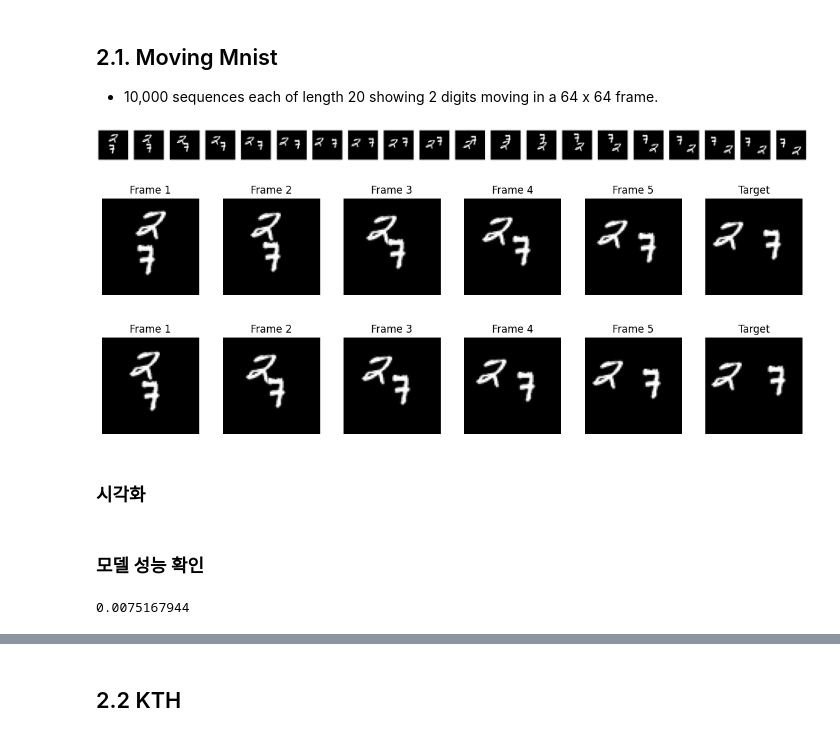
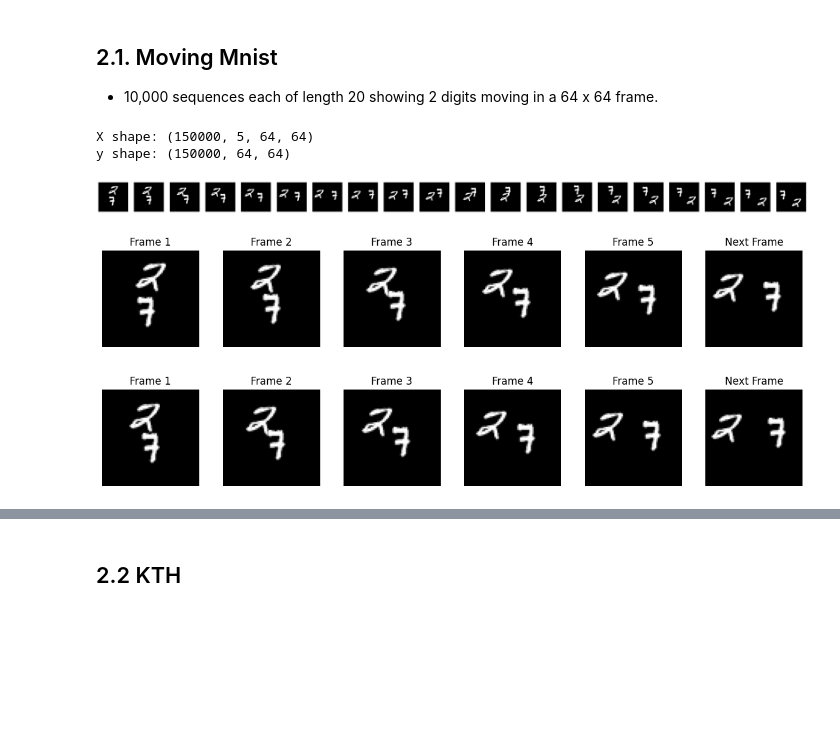
Before and after one commit to jmin07/Next-Frame-Prediction-Using-Beta-VAE, a Jupyter notebook: visualization.ipynb, the cells around one changed output, grey strips where cells are left out. Saved outputs shown, nothing was run; the diff lists cells and outputs as text; code cells hidden in the pictures; blank space fills up the shorter version.

```diff
--- a/visualization.ipynb
+++ b/visualization.ipynb
@@ -66,7 +85,7 @@ def regulizationAndSplict(X, Y, split_size=0.8, random_state=42, shuffle=False):
 
     return sc_x_train, sc_x_test, sc_y_train, sc_y_test
 # %%
-def plot_sequence_with_target(X, y, index=0):
+def plot_sequence_with_target(X, y, index=0, video=False):
     """
     특정 인덱스의 이미지 시퀀스와 타겟 이미지를 시각화합니다.
 
@@ -74,21 +93,33 @@ def plot_sequence_with_target(X, y, index=0):
     - X: 이미지 시퀀스 데이터 (샘플 수, 시퀀스 길이, 높이, 너비)
     - y: 타겟 이미지 데이터 (샘플 수, 높이, 너비)
     - index: 시각화할 샘플의 인덱스
+    - video: 시퀀스와 타겟 이미지가 비디오(컬러) 데이터인지 여부
     """
     sequence_length = X.shape[1]
-
     fig, axes = plt.subplots(1, sequence_length + 1, figsize=(sequence_length * 2 + 2, 2))
 
     # 시퀀스의 이미지들을 표시
     for i, img in enumerate(X[index]):
-        axes[i].imshow(img.squeeze(), cmap='gray')  # squeeze()는 채널 차원이 1인 경우 제거
+        if video:
+            img_display = cv2.cvtColor(img, cv2.COLOR_BGR2RGB)  # BGR에서 RGB로 변환
+        else:
+            img_display = img.squeeze()  # 필요한 경우 차원 축소
+            plt.set_cmap('gray')  # 그레이스케일 설정
+
+        axes[i].imshow(img_display)
         axes[i].axis('off')
         axes[i].set_title(f'Frame {i+1}')
 
     # 타겟 이미지 표시
-    axes[-1].imshow(y[index].squeeze(), cmap='gray')
+    if video:
+        target_img = cv2.cvtColor(y[index], cv2.COLOR_BGR2RGB)  # BGR에서 RGB로 변환
+    else:
+        target_img = y[index].squeeze()  # 필요한 경우 차원 축소
+        plt.set_cmap('gray')  # 그레이스케일 설정
+
+    axes[-1].imshow(target_img)
+    axes[-1].set_title('Next Frame')
     axes[-1].axis('off')
-    axes[-1].set_title('Target')
 
     plt.tight_layout()
     plt.show()
@@ -168,3 +272,13 @@ file_path = '/content/drive/MyDrive/05.학교/2023/01.논무
 
 data = np.load(file_path)
 data = np.transpose(data, (1, 0, 2, 3))
+
+# 데이터 준비
+sequence_length = 5
+X, y = create_sequences(data, sequence_length)
+
+print("X shape:", X.shape)
+print("y shape:", y.shape)
+# %% [output]
+X shape: (150000, 5, 64, 64)
+y shape: (150000, 64, 64)
@@ -178,36 +285,14 @@ print("y shape:", y.shape)
-# %%
-# 첫 번째 샘플의 시퀀스 시각화
-plot_mnist_sequence(data[0])
-# %% [output]
-[figure, removed]
+# %%
+moving_sc_x_train, moving_sc_x_test, moving_sc_y_train, moving_sc_y_test = regulizationAndSplict(X, y, 0.8, random_state=42, shuffle=False, using_expand_dim=True)
+# %%
+plot_mnist_sequence(data[0])
+# %% [output]
+[figure, added]
 # %%
-plot_sequence_with_target(X_train, y_train, index=0)
+plot_sequence_with_target(moving_sc_x_train, moving_sc_y_train, index=0)
 # %% [output]
-[figure, old version]
+[figure, new version]
 # %%
-plot_sequence_with_target(X_train, y_train, index=1)
+plot_sequence_with_target(moving_sc_x_train, moving_sc_y_train, index=1)
 # %% [output]
-[figure, old version]
+[figure, new version]
-# %% [markdown]
-### 시각화
-# %% [markdown]
-### 모델 성능 확인
-# %%
-def calculate_mse(y_true, y_pred):
-    """
-    두 이미지 간의 Mean Squared Error (MSE)를 계산합니다.
-
-    Parameters:
-    - y_true: 정답 이미지 (Height x Width x Channels) 형태의 numpy 배열
-    - y_pred: 예측한 이미지 (Height x Width x Channels) 형태의 numpy 배열
-
-    Returns:
-    - mse: 계산된 MSE 값
-    """
-    # 두 이미지 간의 차이의 제곱을 계산하고, 그 평균을 취합니다.
-    mse = np.mean((y_true - y_pred) ** 2)
-    return mse
-
-calculate_mse(y_sc_test[80], predicted_image[0, :, :, 0])
-# %% [output]
-0.0075167944
```
Also changed, not shown: parts of 48 cells of this notebook.
